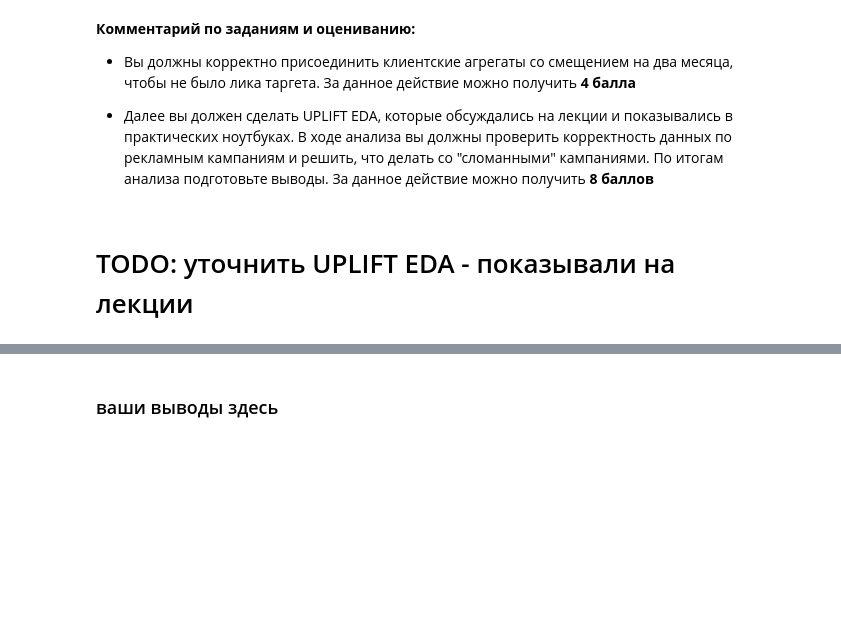
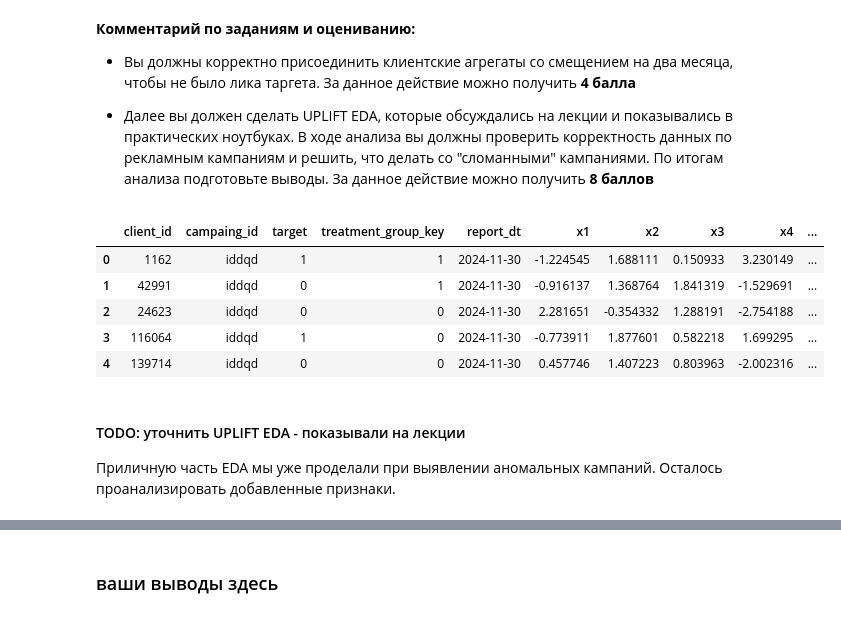
Before and after one commit to psaw/hse-ai24-ml, a Jupyter notebook: hw-6/AI_HW6_uplift.ipynb, the cells around one changed output, grey strips where cells are left out. Drawn from its saved outputs; the diff is of its cells as text; code cells hidden in the pictures; blank space fills up the shorter version.

```diff
--- a/hw-6/AI_HW6_uplift.ipynb
+++ b/hw-6/AI_HW6_uplift.ipynb
@@ -375,0 +391,4 @@ campaign_analysis[['campaing_id', 'channel', 'treatment_size', 'control_size', '
+# %%
+campaigns.drop(index='idkfa', inplace=True, errors='ignore')
+people_in_campaigns.drop(index='idkfa', level='campaing_id', inplace=True, errors='ignore')
+campaign_analysis = campaign_analysis[campaign_analysis['campaing_id'] != 'idkfa']
@@ -478,2 +523,13 @@ Name: proportion, dtype: float64
+# %%
+merged_data.head()
+# %% [output]
+|  | client_id | campaing_id | target | treatment_group_key | report_dt | x1 | x2 | x3 | x4 | ... |
+| 0 | 1162 | iddqd | 1 | 1 | 2024-11-30 | -1.224545 | 1.688111 | 0.150933 | 3.230149 | ... |
+| 1 | 42991 | iddqd | 0 | 1 | 2024-11-30 | -0.916137 | 1.368764 | 1.841319 | -1.529691 | ... |
+| 2 | 24623 | iddqd | 0 | 0 | 2024-11-30 | 2.281651 | -0.354332 | 1.288191 | -2.754188 | ... |
+| 3 | 116064 | iddqd | 1 | 0 | 2024-11-30 | -0.773911 | 1.877601 | 0.582218 | 1.699295 | ... |
+| 4 | 139714 | iddqd | 0 | 0 | 2024-11-30 | 0.457746 | 1.407223 | 0.803963 | -2.002316 | ... |
 # %% [markdown]
-# TODO: уточнить UPLIFT EDA - показывали на лекции
+#### TODO: уточнить UPLIFT EDA - показывали на лекции
+Приличную часть EDA мы уже проделали при выявлении аномальных кампаний.
+Осталось проанализировать добавленные признаки.
```
Also changed, not shown: parts of 30 cells of this notebook, 3 other files.
